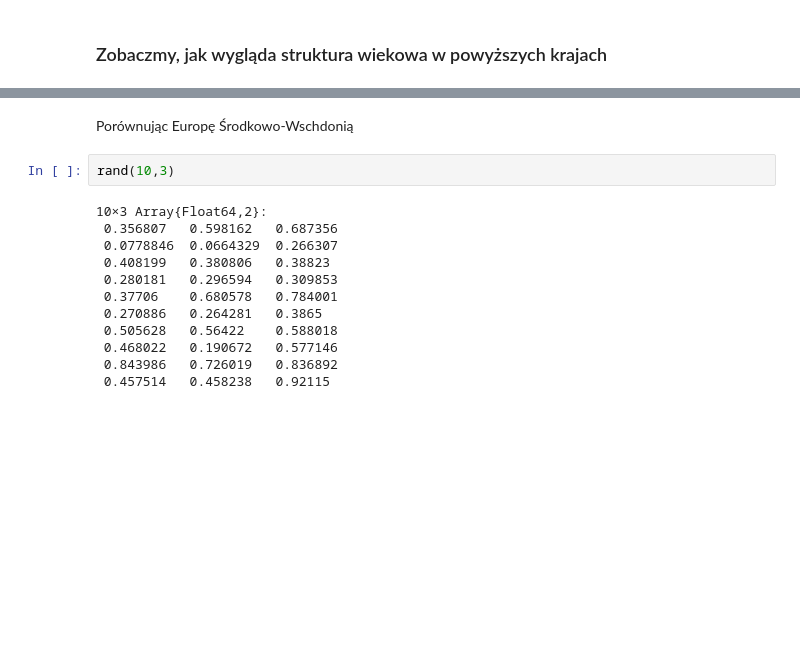
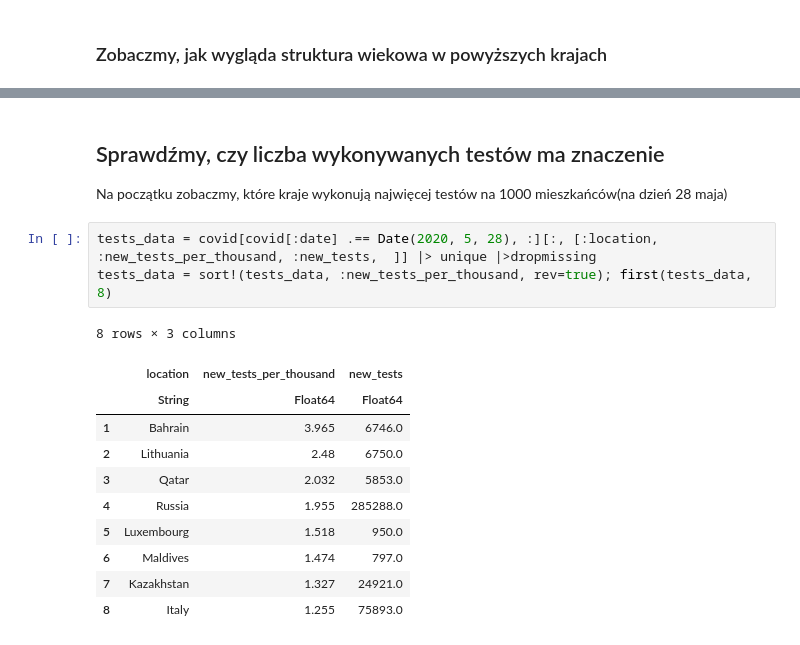
Before and after one commit to wstryc/Wizualizacja-COVID-19, a Jupyter notebook: projekt.ipynb, the cells around one changed output, grey strips where cells are left out. Saved outputs shown, nothing was run; the diff lists cells and outputs as text; blank space fills up the shorter version.

```diff
--- a/projekt.ipynb
+++ b/projekt.ipynb
@@ -203,16 +186,18 @@ plot!(ukraine[:date], ukraine[:new_deaths], label="Ukraina")
-# %% [markdown]
-Porównując Europę Środkowo-Wschdonią
-# %%
-rand(10,3)
-# %% [output]
-10×3 Array{Float64,2}:
- 0.356807   0.598162   0.687356
- 0.0778846  0.0664329  0.266307
- 0.408199   0.380806   0.38823
- 0.280181   0.296594   0.309853
- 0.37706    0.680578   0.784001
- 0.270886   0.264281   0.3865
- 0.505628   0.56422    0.588018
- 0.468022   0.190672   0.577146
- 0.843986   0.726019   0.836892
- 0.457514   0.458238   0.92115
+# %% [markdown]
+## Sprawdźmy, czy liczba wykonywanych testów ma znaczenie
+Na początku zobaczmy, które kraje wykonują najwięcej testów na 1000 mieszkańców(na dzień 28 maja)
+# %%
+tests_data = covid[covid[:date] .== Date(2020, 5, 28), :][:, [:location, :new_tests_per_thousand, :new_tests,  ]] |> unique |>dropmissing
+tests_data = sort!(tests_data, :new_tests_per_thousand, rev=true); first(tests_data, 8)
+# %% [output]
+8 rows × 3 columns
+|  | location | new_tests_per_thousand | new_tests |
+|  | String | Float64 | Float64 |
+| 1 | Bahrain | 3.965 | 6746.0 |
+| 2 | Lithuania | 2.48 | 6750.0 |
+| 3 | Qatar | 2.032 | 5853.0 |
+| 4 | Russia | 1.955 | 285288.0 |
+| 5 | Luxembourg | 1.518 | 950.0 |
+| 6 | Maldives | 1.474 | 797.0 |
+| 7 | Kazakhstan | 1.327 | 24921.0 |
+| 8 | Italy | 1.255 | 75893.0 |
```
Also changed, not shown: parts of 9 cells of this notebook.
